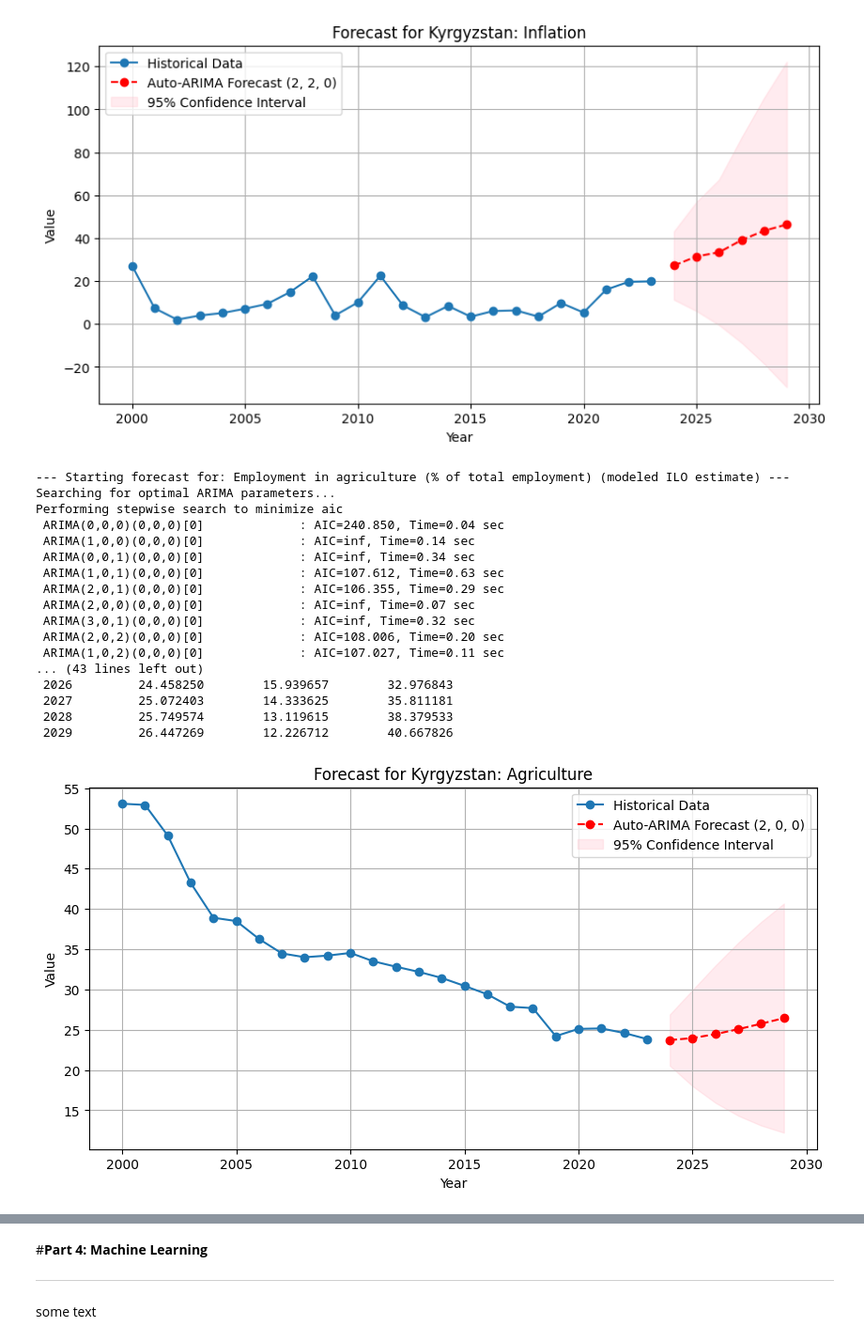
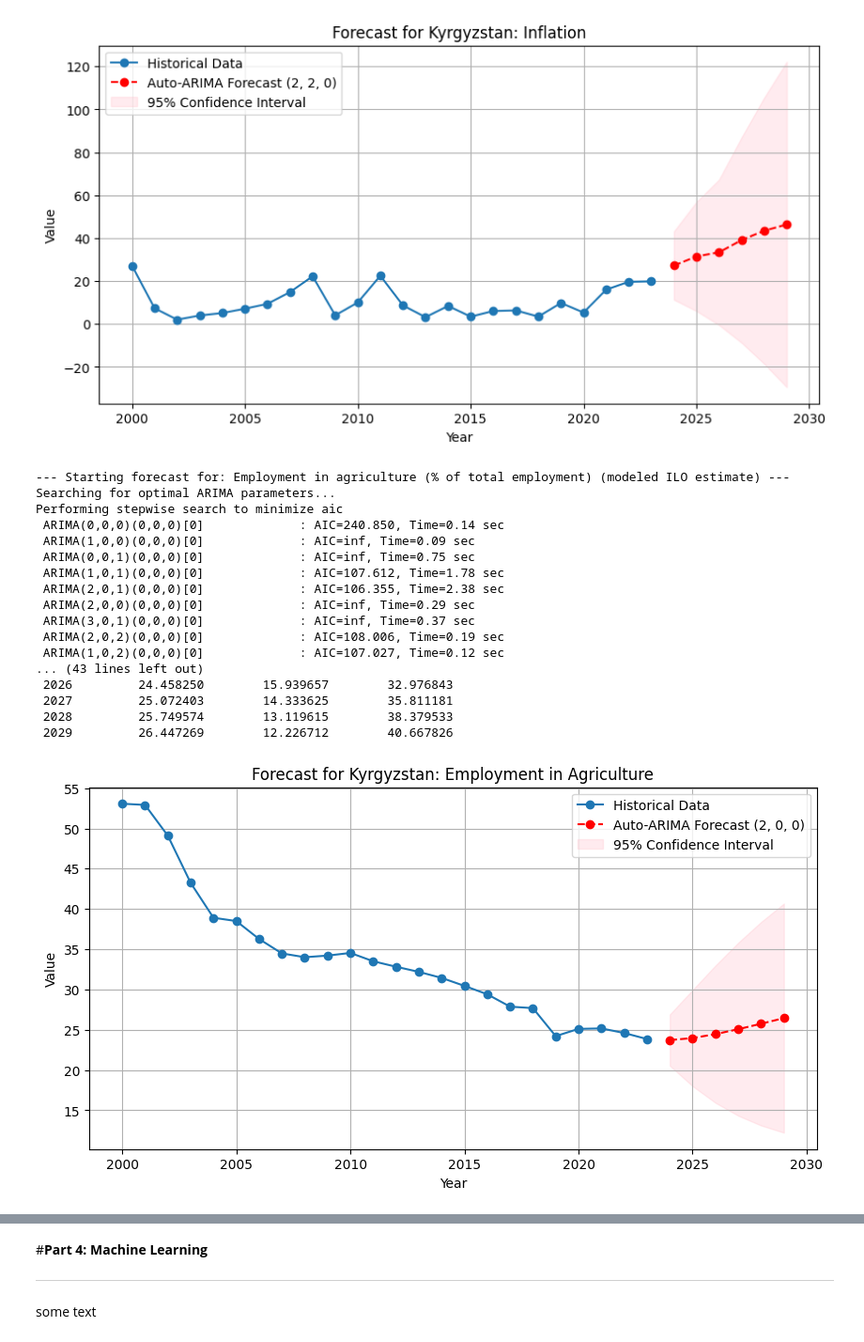
Before and after one commit to ilimkka/DiplomaWork2026Ilim, a Jupyter notebook: DiplomaWorkMain_Ilim.ipynb, the cells around one changed output, grey strips where cells are left out. Shown at 94% size. Saved outputs shown, nothing was run; the diff lists cells and outputs as text; code cells hidden in the pictures.

```diff
--- a/DiplomaWorkMain_Ilim.ipynb
+++ b/DiplomaWorkMain_Ilim.ipynb
@@ -895,44 +1130,44 @@ forecast_df = pd.DataFrame({
     'Year': future_years,
     'Forecasted_Value': future_forecast.values,
     'Lower_Bound_95%': confidence_intervals[:, 0],
     'Upper_Bound_95%': confidence_intervals[:, 1]
 })
 
 print(f"\n--- Forecast for the next {FORECAST_STEPS} years ---")
 print(forecast_df.to_string(index=False))
 
 # 6. Visualization (titles are generated automatically)
 plt.figure(figsize=(10, 5))
 plt.plot(ts_df.index.year, ts_df['Target_Value'], label='Historical Data', marker='o')
 plt.plot(future_years, future_forecast, color='red', label=f'Auto-ARIMA Forecast {auto_model.order}', linestyle='--', marker='o')
 
 plt.fill_between(future_years, confidence_intervals[:, 0], confidence_intervals[:, 1], color='pink', alpha=0.3, label='95% Confidence Interval')
 
-plt.title(f'Forecast for Kyrgyzstan: {INDICATOR_NAME}')
+plt.title('Forecast for Kyrgyzstan: Employment in Agriculture')
 plt.xlabel('Year')
 plt.ylabel('Value')
 plt.legend()
 plt.grid(True)
 plt.show()
 # %% [output]
 --- Starting forecast for: Employment in agriculture (% of total employment) (modeled ILO estimate) ---
 Searching for optimal ARIMA parameters...
 Performing stepwise search to minimize aic
- ARIMA(0,0,0)(0,0,0)[0]             : AIC=240.850, Time=0.04 sec
- ARIMA(1,0,0)(0,0,0)[0]             : AIC=inf, Time=0.14 sec
- ARIMA(0,0,1)(0,0,0)[0]             : AIC=inf, Time=0.34 sec
- ARIMA(1,0,1)(0,0,0)[0]             : AIC=107.612, Time=0.63 sec
- ARIMA(2,0,1)(0,0,0)[0]             : AIC=106.355, Time=0.29 sec
- ARIMA(2,0,0)(0,0,0)[0]             : AIC=inf, Time=0.07 sec
- ARIMA(3,0,1)(0,0,0)[0]             : AIC=inf, Time=0.32 sec
- ARIMA(2,0,2)(0,0,0)[0]             : AIC=108.006, Time=0.20 sec
- ARIMA(1,0,2)(0,0,0)[0]             : AIC=107.027, Time=0.11 sec
+ ARIMA(0,0,0)(0,0,0)[0]             : AIC=240.850, Time=0.14 sec
+ ARIMA(1,0,0)(0,0,0)[0]             : AIC=inf, Time=0.09 sec
+ ARIMA(0,0,1)(0,0,0)[0]             : AIC=inf, Time=0.75 sec
+ ARIMA(1,0,1)(0,0,0)[0]             : AIC=107.612, Time=1.78 sec
+ ARIMA(2,0,1)(0,0,0)[0]             : AIC=106.355, Time=2.38 sec
+ ARIMA(2,0,0)(0,0,0)[0]             : AIC=inf, Time=0.29 sec
+ ARIMA(3,0,1)(0,0,0)[0]             : AIC=inf, Time=0.37 sec
+ ARIMA(2,0,2)(0,0,0)[0]             : AIC=108.006, Time=0.19 sec
+ ARIMA(1,0,2)(0,0,0)[0]             : AIC=107.027, Time=0.12 sec
 ... (43 lines left out)
  2026         24.458250        15.939657        32.976843
  2027         25.072403        14.333625        35.811181
  2028         25.749574        13.119615        38.379533
  2029         26.447269        12.226712        40.667826
-[figure, old version]
+[figure, new version]
 # %%
 # EXCHANGE RATE AUTO-ARIMA
 import pandas as pd
```
Also changed, not shown: parts of 14 cells of this notebook.
